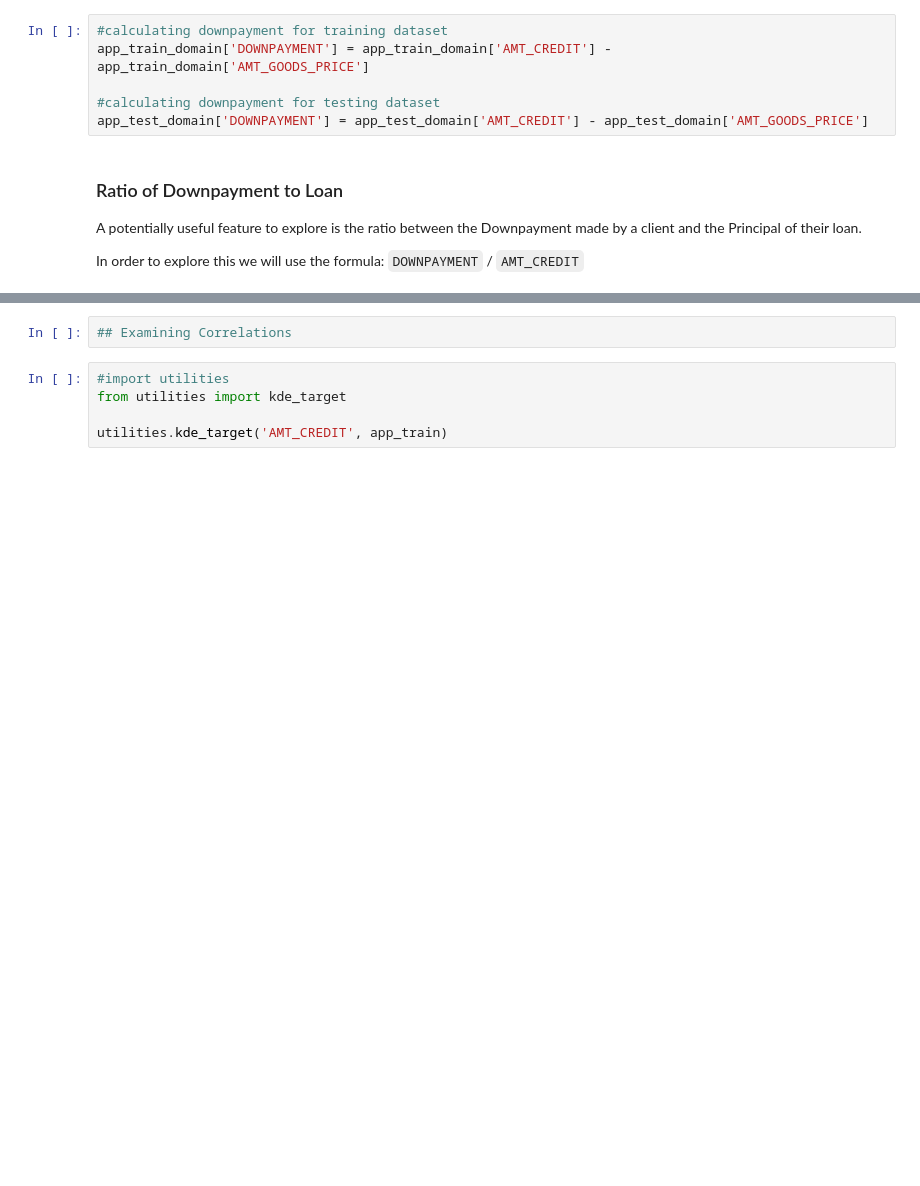
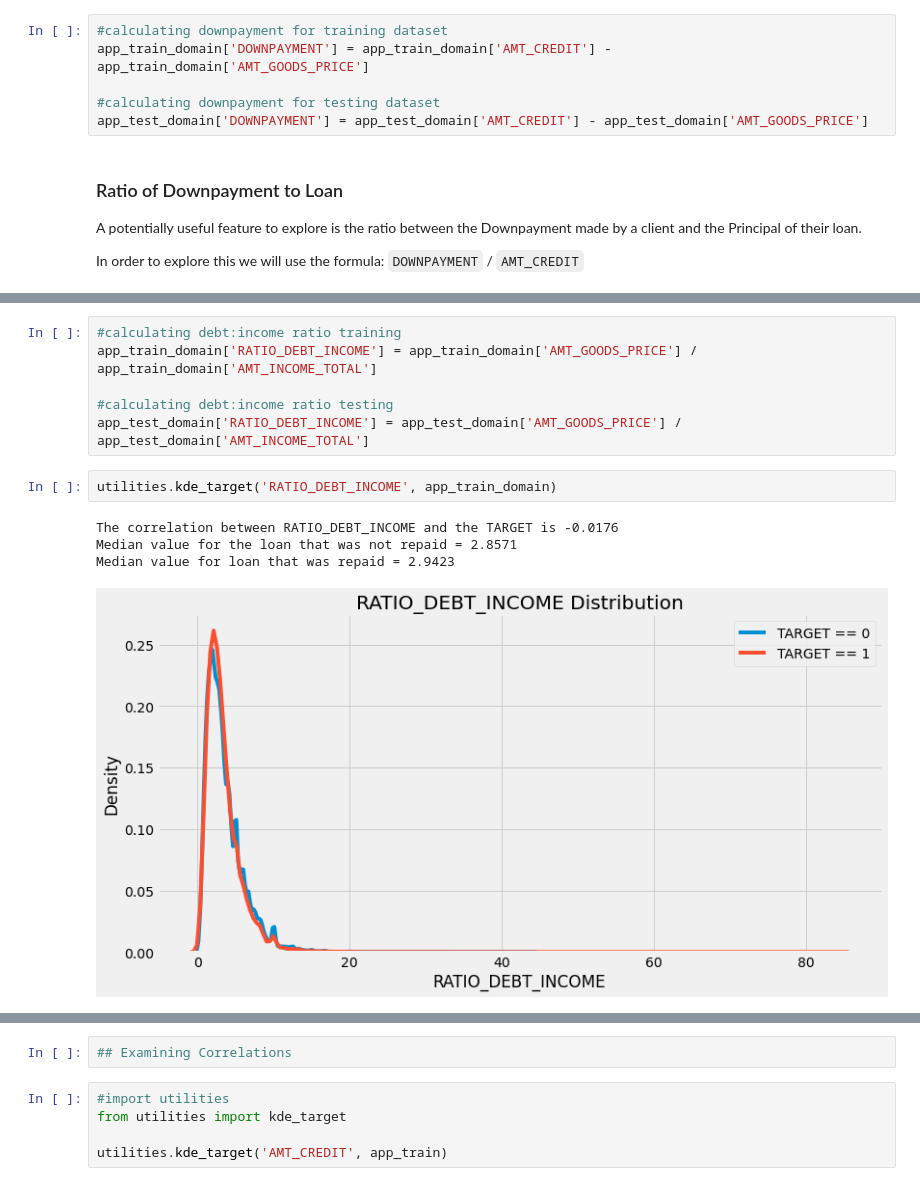
Before and after one commit to msandare/Credit_Risk_Predictor, a Jupyter notebook: credit_risk.ipynb, the cells around one changed output, grey strips where cells are left out. Cells and saved outputs as stored; diff of their text form; blank space fills up the shorter version.

Commit message:
addition of debt to income ratio and car deprectia

```diff
--- a/credit_risk.ipynb
+++ b/credit_risk.ipynb
@@ -317,0 +329,13 @@ app_train_domain['RATIO_DOWN_LOAN'] = app_train_domain['DOWNPAYMENT'] / app_trai
+# %%
+#calculating debt:income ratio training
+app_train_domain['RATIO_DEBT_INCOME'] = app_train_domain['AMT_GOODS_PRICE'] / app_train_domain['AMT_INCOME_TOTAL']
+
+#calculating debt:income ratio testing
+app_test_domain['RATIO_DEBT_INCOME'] = app_test_domain['AMT_GOODS_PRICE'] / app_test_domain['AMT_INCOME_TOTAL']
+# %%
+utilities.kde_target('RATIO_DEBT_INCOME', app_train_domain)
+# %% [output]
+The correlation between RATIO_DEBT_INCOME and the TARGET is -0.0176
+Median value for the loan that was not repaid = 2.8571
+Median value for loan that was repaid = 2.9423
+[figure, added]
```
Also changed, not shown: parts of 7 cells of this notebook, 1 other file.
